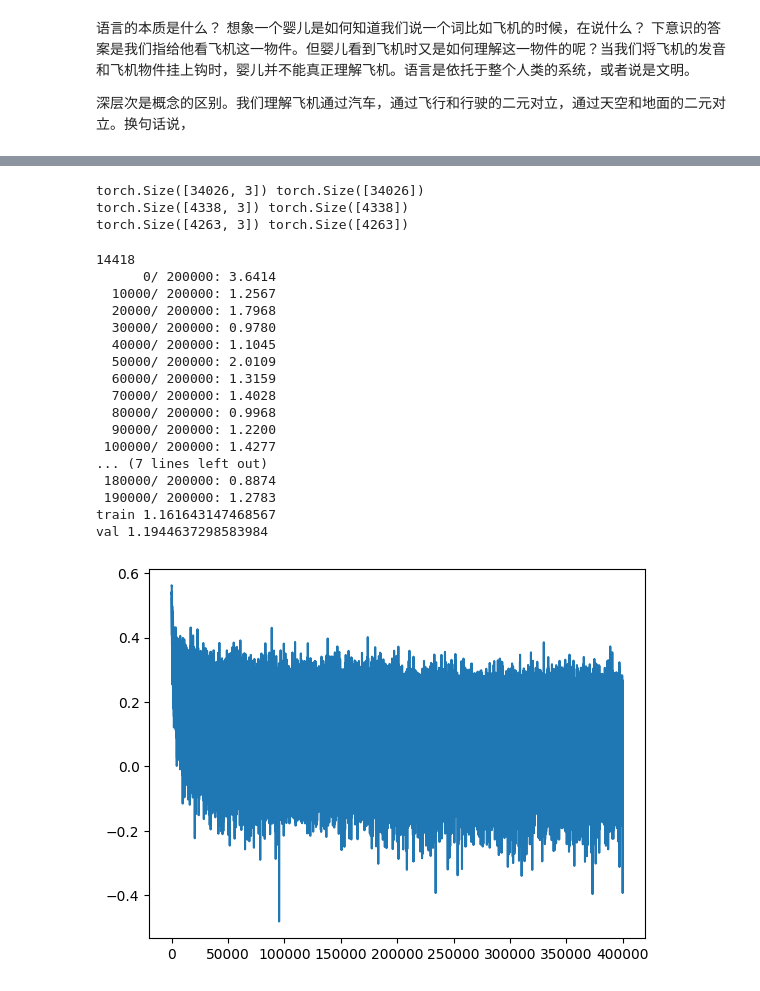
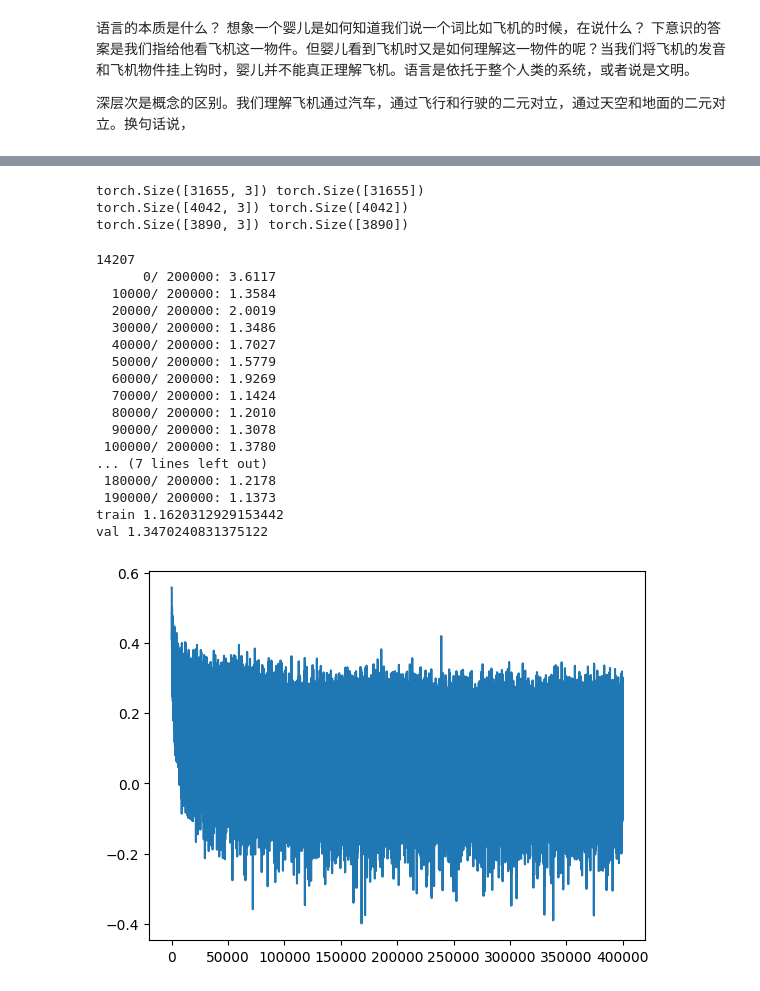
Before and after one commit to williamguanhao/torch_test, a Jupyter notebook: transformer_playground.ipynb, the cells around one changed output, grey strips where cells are left out. Saved outputs shown, nothing was run; the diff lists cells and outputs as text; code cells hidden in the pictures.

```diff
--- a/transformer_playground.ipynb
+++ b/transformer_playground.ipynb
@@ -32,8 +37,11 @@ Attention mechanism
 from PyPDF2 import PdfReader
 import re
 reader = PdfReader('ISDA.pdf')
+text=''
 for i in range(len(reader.pages)):
     page = reader.pages[i]
     text += page.extract_text()
-raw_text = re.sub(r'[^\w]', ' ', text).lower().split()
-number_unique_char =len(set(re.sub(r'[^\w]', ' ', text).lower()))
+clean_text = re.sub(r'[^\w]', ' ', text).lower()
+clean_text = re.sub(r'_', ' ', clean_text)
+raw_text = clean_text.split()
+number_unique_char =len(set(clean_text))
@@ -235,9 +263,9 @@ Xtr, Ytr = build_dataset(raw_text[:n1])
 Xdev, Ydev = build_dataset(raw_text[n1:n2])
 Xte, Yte = build_dataset(raw_text[n2:])
 # %% [output]
-torch.Size([34026, 3]) torch.Size([34026])
-torch.Size([4338, 3]) torch.Size([4338])
-torch.Size([4263, 3]) torch.Size([4263])
+torch.Size([31655, 3]) torch.Size([31655])
+torch.Size([4042, 3]) torch.Size([4042])
+torch.Size([3890, 3]) torch.Size([3890])
 # %%
 # MLP
 vocab_size = number_unique_char
@@ -246,7 +274,7 @@ n_hidden = 200
 mini_batch_size = 32
 max_steps = 200000
 W1_layers = n_embd * block_size
-g = torch.Generator().manual_seed(2147483647)
+g = torch.Generator().manual_seed(20260103)
 C = torch.randn((vocab_size, n_embd), generator=g)
 W1 = torch.randn((W1_layers, n_hidden), generator=g) * (5/3)/((W1_layers)**0.5)
 # b1 = torch.randn(n_hidden, generator=g) * 0.01
@@ -291,7 +319,14 @@ for i in range(200000):
         p.grad = None
     loss.backward()
     # update
-    lr = 0.1 if i < 100000 else 0.01
+    if i < 50000:
+        lr = 0.01
+    elif i < 100000:
+        lr = 0.005
+    elif i < 150000:
+        lr = 0.001
+    else:
+        lr = 0.0005
     for p in parameters:
         p.data += -lr * p.grad
     stepi.append(i)
@@ -308,47 +343,47 @@ with torch.no_grad():
   # pass the training set through
   emb = C[Xtr]
   embcat = emb.view(emb.shape[0], -1)
   hpreact = embcat @ W1 # + b1
   # measure the mean/std over the entire training set
   bnmean = hpreact.mean(0, keepdim=True)
   bnstd = hpreact.std(0, keepdim=True)
 
 
 @torch.no_grad() # this decorator disables gradient tracking
 def split_loss(split):
   x,y = {
     'train': (Xtr, Ytr),
     'val': (Xdev, Ydev),
     'test': (Xte, Yte),
   }[split]
   emb = C[x] # (N, block_size, n_embd)
   embcat = emb.view(emb.shape[0], -1) # concat into (N, block_size * n_embd)
   hpreact = embcat @ W1 # + b1
   #hpreact = bngain * (hpreact - hpreact.mean(0, keepdim=True)) / hpreact.std(0, keepdim=True) + bnbias
   hpreact = bngain * (hpreact - bnmean_running) / bnstd_running + bnbias
   h = torch.tanh(hpreact) # (N, n_hidden)
   logits = h @ W2 + b2 # (N, vocab_size)
   loss = F.cross_entropy(logits, y)
   print(split, loss.item())
 
 split_loss('train')
 split_loss('val')
 # %% [output]
-14418
-      0/ 200000: 3.6414
-  10000/ 200000: 1.2567
-  20000/ 200000: 1.7968
-  30000/ 200000: 0.9780
-  40000/ 200000: 1.1045
-  50000/ 200000: 2.0109
-  60000/ 200000: 1.3159
-  70000/ 200000: 1.4028
-  80000/ 200000: 0.9968
-  90000/ 200000: 1.2200
- 100000/ 200000: 1.4277
+14207
+      0/ 200000: 3.6117
+  10000/ 200000: 1.3584
+  20000/ 200000: 2.0019
+  30000/ 200000: 1.3486
+  40000/ 200000: 1.7027
+  50000/ 200000: 1.5779
+  60000/ 200000: 1.9269
+  70000/ 200000: 1.1424
+  80000/ 200000: 1.2010
+  90000/ 200000: 1.3078
+ 100000/ 200000: 1.3780
 ... (7 lines left out)
- 180000/ 200000: 0.8874
- 190000/ 200000: 1.2783
-train 1.161643147468567
-val 1.1944637298583984
+ 180000/ 200000: 1.2178
+ 190000/ 200000: 1.1373
+train 1.1620312929153442
+val 1.3470240831375122
-[figure, old version]
+[figure, new version]
```
Also changed, not shown: parts of 29 cells of this notebook.
